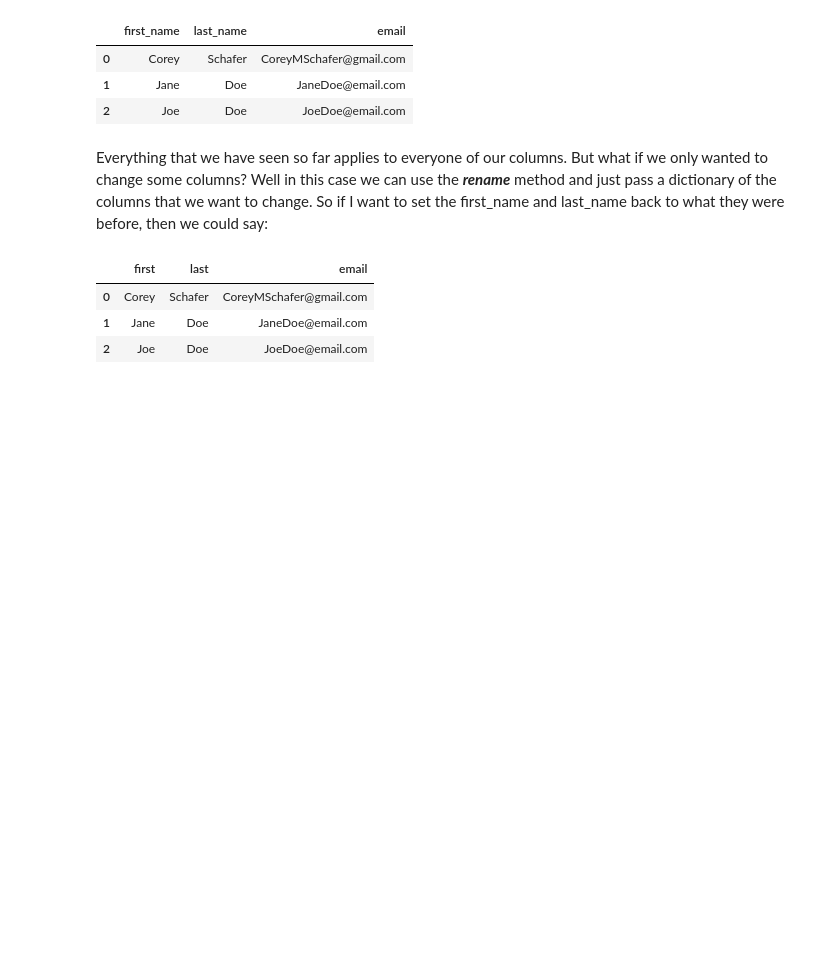
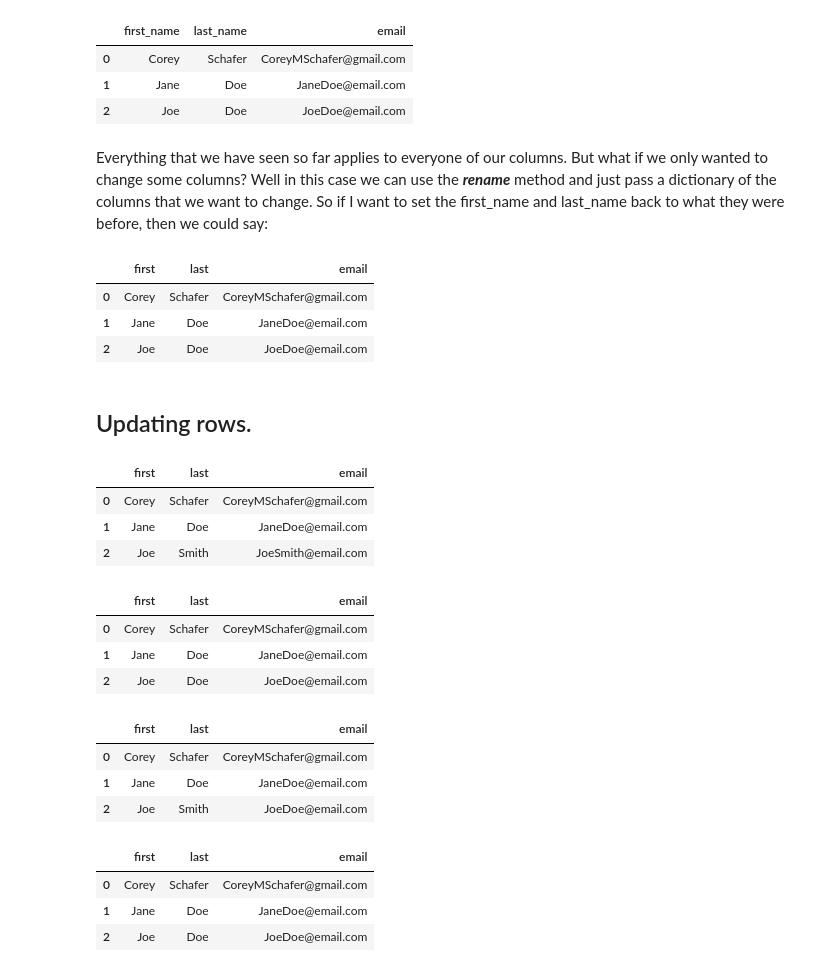
Before and after one commit to JonaJS/pandas_notebooks, a Jupyter notebook: 5_Updating Rows and Columns - Modifying Data Within DataFrames.ipynb, the cells around one changed output. Drawn from its saved outputs; the diff is of its cells as text; code cells hidden in the pictures; blank space fills up the shorter version.

Commit message:
Updating columns and rows

```diff
--- a/5_Updating Rows and Columns - Modifying Data Within DataFrames.ipynb
+++ b/5_Updating Rows and Columns - Modifying Data Within DataFrames.ipynb
@@ -79,3 +79,53 @@ df
 | 0 | Corey | Schafer | CoreyMSchafer@gmail.com |
 | 1 | Jane | Doe | JaneDoe@email.com |
 | 2 | Joe | Doe | JoeDoe@email.com |
+# %% [markdown]
+## Updating rows.
+# %%
+# Updating a single value
+# We could have said give me rows where the first name is equal to Joe and the
+# the last name is equal to Doe if we wanted to do that as a conditional.
+
+# So now in order to update this information there are a couple of ways that we
+# can do this, we can just pass in all of the new values for this row by passing
+# a new list.
+filt = (df['first'] == 'Joe') & (df['last'] == 'Doe')
+# We keep Joe name the same and modify last name and email
+df.loc[filt] = ['Joe', 'Smith', 'JoeSmith@email.com']
+df
+# %% [output]
+|  | first | last | email |
+| 0 | Corey | Schafer | CoreyMSchafer@gmail.com |
+| 1 | Jane | Doe | JaneDoe@email.com |
+| 2 | Joe | Smith | JoeSmith@email.com |
+# %%
+# what if we had a lot of columns but we wanted to change a couple of values:
+
+filt = (df['first'] == 'Joe') & (df['last'] == 'Smith')
+df.loc[filt, ['last', 'email']] = ['Doe', 'JoeDoe@email.com']
+df
+# %% [output]
+|  | first | last | email |
+| 0 | Corey | Schafer | CoreyMSchafer@gmail.com |
+| 1 | Jane | Doe | JaneDoe@email.com |
+| 2 | Joe | Doe | JoeDoe@email.com |
+# %%
+# Change a single value.
+filt = (df['first'] == 'Joe') & (df['last'] == 'Doe')
+df.loc[filt, 'last'] = 'Smith'
+df
+# %% [output]
+|  | first | last | email |
+| 0 | Corey | Schafer | CoreyMSchafer@gmail.com |
+| 1 | Jane | Doe | JaneDoe@email.com |
+| 2 | Joe | Smith | JoeDoe@email.com |
+# %%
+# Using at method
+filt = (df['first'] == 'Joe') & (df['last'] == 'Smith')
+df.at[filt, 'last'] = 'Doe'
+df
+# %% [output]
+|  | first | last | email |
+| 0 | Corey | Schafer | CoreyMSchafer@gmail.com |
+| 1 | Jane | Doe | JaneDoe@email.com |
+| 2 | Joe | Doe | JoeDoe@email.com |
```
